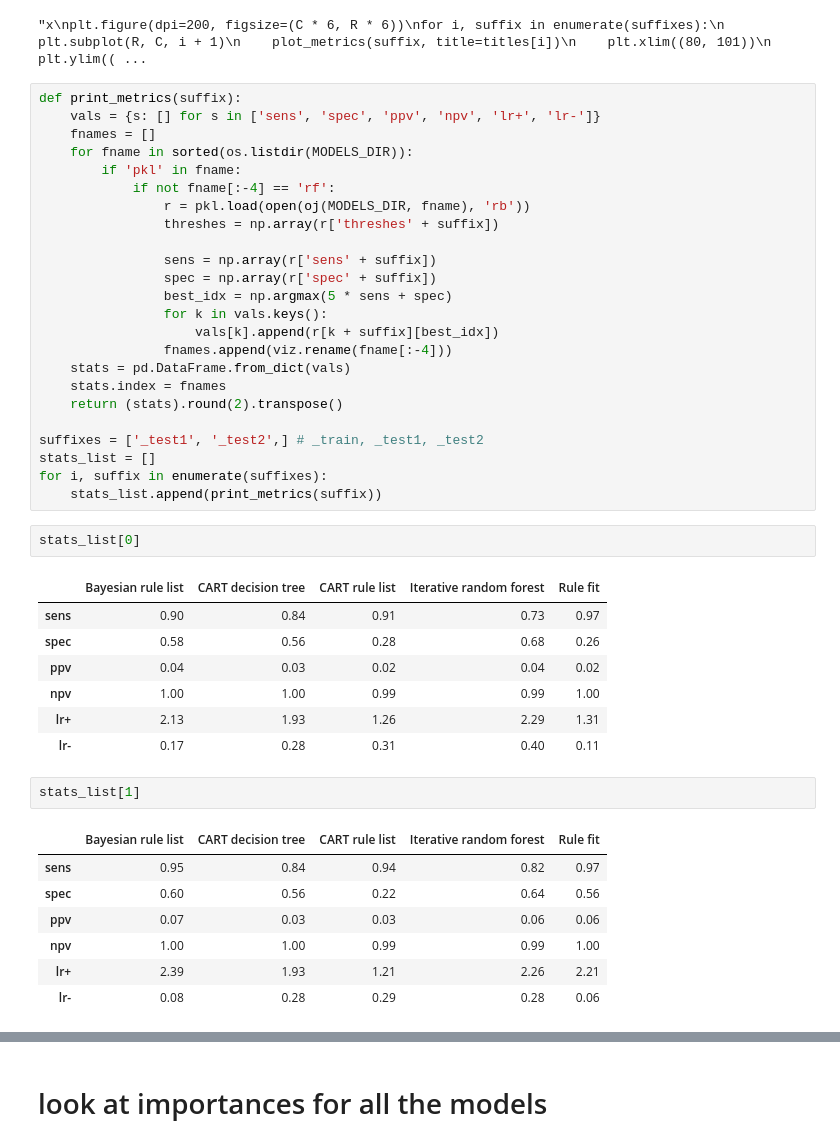
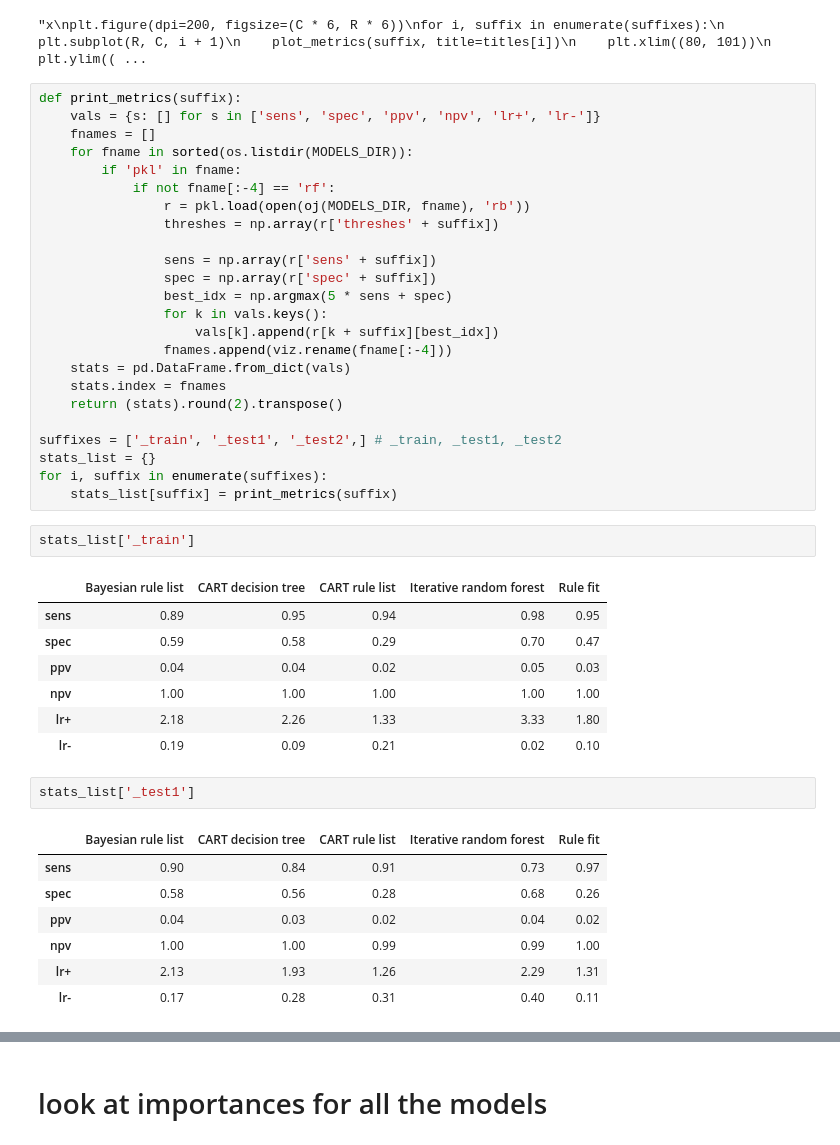
Before and after one commit to csinva/iai-clinical-decision-rule, a Jupyter notebook: notebooks/05_fit_interpretable_models.ipynb, the cells around one changed output, grey strips where cells are left out. Cells and saved outputs as stored; diff of their text form.

Commit message:
add dev set stats

```diff
--- a/notebooks/05_fit_interpretable_models.ipynb
+++ b/notebooks/05_fit_interpretable_models.ipynb
@@ -382,27 +379,27 @@ def print_metrics(suffix):
     stats.index = fnames
     return (stats).round(2).transpose()
 
-suffixes = ['_test1', '_test2',] # _train, _test1, _test2
-stats_list = []
+suffixes = ['_train', '_test1', '_test2',] # _train, _test1, _test2
+stats_list = {}
 for i, suffix in enumerate(suffixes):
-    stats_list.append(print_metrics(suffix))
+    stats_list[suffix] = print_metrics(suffix)
 # %%
-stats_list[0]
+stats_list['_train']
 # %% [output]
 |  | Bayesian rule list | CART decision tree | CART rule list | Iterative random forest | Rule fit |
-| sens | 0.90 | 0.84 | 0.91 | 0.73 | 0.97 |
-| spec | 0.58 | 0.56 | 0.28 | 0.68 | 0.26 |
-| ppv | 0.04 | 0.03 | 0.02 | 0.04 | 0.02 |
-| npv | 1.00 | 1.00 | 0.99 | 0.99 | 1.00 |
-| lr+ | 2.13 | 1.93 | 1.26 | 2.29 | 1.31 |
-| lr- | 0.17 | 0.28 | 0.31 | 0.40 | 0.11 |
+| sens | 0.89 | 0.95 | 0.94 | 0.98 | 0.95 |
+| spec | 0.59 | 0.58 | 0.29 | 0.70 | 0.47 |
+| ppv | 0.04 | 0.04 | 0.02 | 0.05 | 0.03 |
+| npv | 1.00 | 1.00 | 1.00 | 1.00 | 1.00 |
+| lr+ | 2.18 | 2.26 | 1.33 | 3.33 | 1.80 |
+| lr- | 0.19 | 0.09 | 0.21 | 0.02 | 0.10 |
 # %%
-stats_list[1]
+stats_list['_test1']
 # %% [output]
 |  | Bayesian rule list | CART decision tree | CART rule list | Iterative random forest | Rule fit |
-| sens | 0.95 | 0.84 | 0.94 | 0.82 | 0.97 |
-| spec | 0.60 | 0.56 | 0.22 | 0.64 | 0.56 |
-| ppv | 0.07 | 0.03 | 0.03 | 0.06 | 0.06 |
+| sens | 0.90 | 0.84 | 0.91 | 0.73 | 0.97 |
+| spec | 0.58 | 0.56 | 0.28 | 0.68 | 0.26 |
+| ppv | 0.04 | 0.03 | 0.02 | 0.04 | 0.02 |
 | npv | 1.00 | 1.00 | 0.99 | 0.99 | 1.00 |
-| lr+ | 2.39 | 1.93 | 1.21 | 2.26 | 2.21 |
-| lr- | 0.08 | 0.28 | 0.29 | 0.28 | 0.06 |
+| lr+ | 2.13 | 1.93 | 1.26 | 2.29 | 1.31 |
+| lr- | 0.17 | 0.28 | 0.31 | 0.40 | 0.11 |
```
Also changed, not shown: parts of 3 cells of this notebook, 3 other files.
